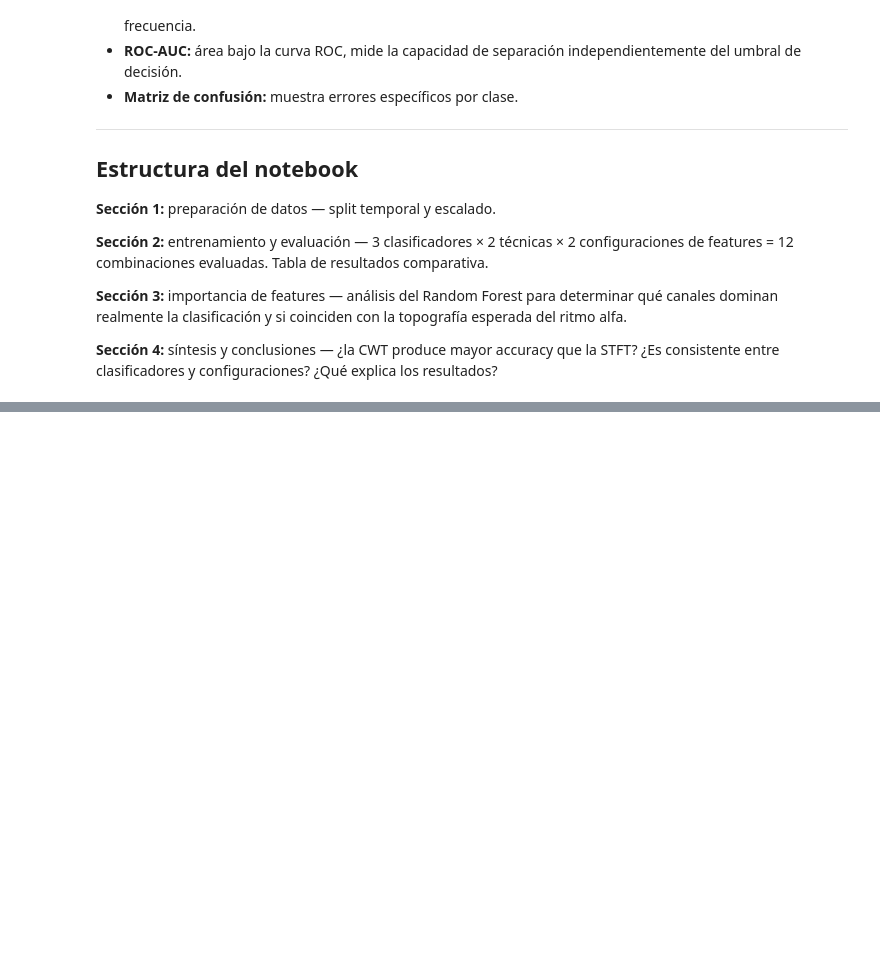
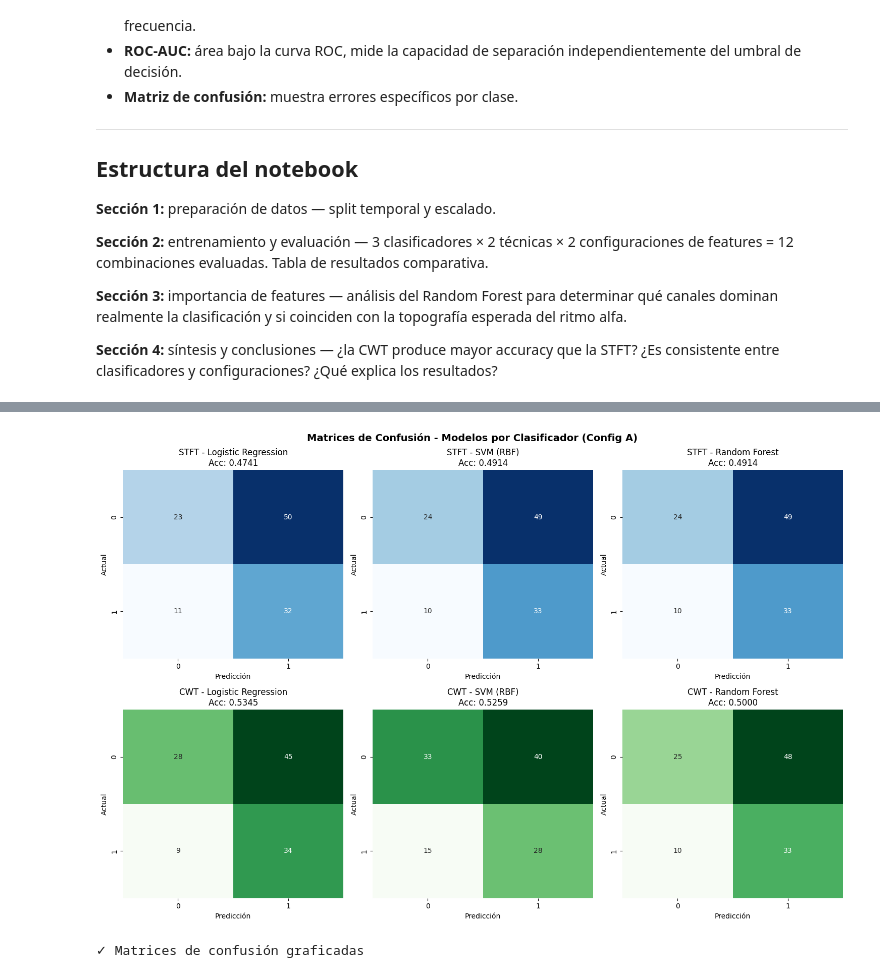
Before and after one commit to benjaauf/Proyecto_INF405, a Jupyter notebook: 06_CLASIFICACION.ipynb, the cells around one changed output, grey strips where cells are left out. Saved outputs shown, nothing was run; the diff lists cells and outputs as text; code cells hidden in the pictures; blank space fills up the shorter version.

```diff
--- a/06_CLASIFICACION.ipynb
+++ b/06_CLASIFICACION.ipynb
@@ -118,0 +558,40 @@ que la STFT? ¿Es consistente entre clasificadores y configuraciones?
+# %%
+## Visualización: Matrices de Confusión para mejores modelos
+
+fig, axes = plt.subplots(2, 3, figsize=(15, 10))
+fig.suptitle('Matrices de Confusión - Modelos por Clasificador (Config A)', fontsize=14, fontweight='bold')
+
+classifiers_list = list(classifiers.keys())
+
+for idx, clf_name in enumerate(classifiers_list):
+    # Fila 0: STFT Config A
+    row = 0
+    ax = axes[row, idx]
+    stft_result = next(r for r in results if r['Técnica'] == 'STFT' and
+                                              r['Config'] == 'A (56 features)' and
+                                              r['Clasificador'] == clf_name)
+    cm = stft_result['CM']
+    sns.heatmap(cm, annot=True, fmt='d', cmap='Blues', ax=ax, cbar=False)
+    ax.set_title(f"STFT - {clf_name}\nAcc: {stft_result['Accuracy']:.4f}")
+    ax.set_ylabel('Actual')
+    ax.set_xlabel('Predicción')
+
+    # Fila 1: CWT Config A
+    row = 1
+    ax = axes[row, idx]
+    cwt_result = next(r for r in results if r['Técnica'] == 'CWT' and
+                                            r['Config'] == 'A (56 features)' and
+                                            r['Clasificador'] == clf_name)
+    cm = cwt_result['CM']
+    sns.heatmap(cm, annot=True, fmt='d', cmap='Greens', ax=ax, cbar=False)
+    ax.set_title(f"CWT - {clf_name}\nAcc: {cwt_result['Accuracy']:.4f}")
+    ax.set_ylabel('Actual')
+    ax.set_xlabel('Predicción')
+
+plt.tight_layout()
+plt.show()
+
+print("✓ Matrices de confusión graficadas")
+# %% [output]
+[figure, added]
+✓ Matrices de confusión graficadas
```
Also changed, not shown: parts of 15 cells of this notebook, 5 other files.
